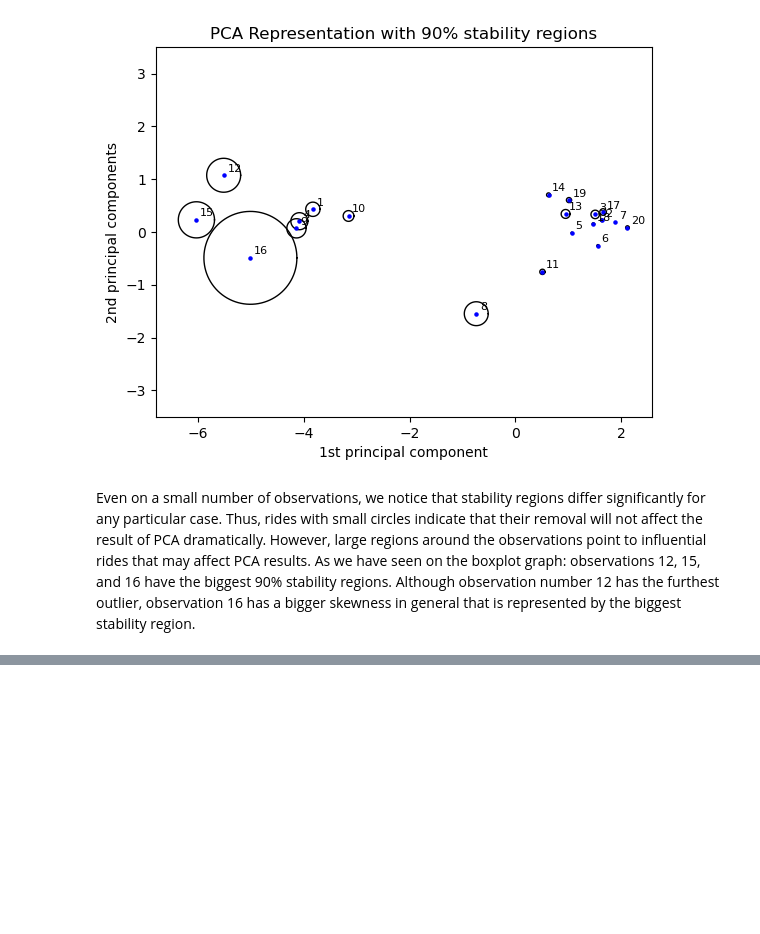
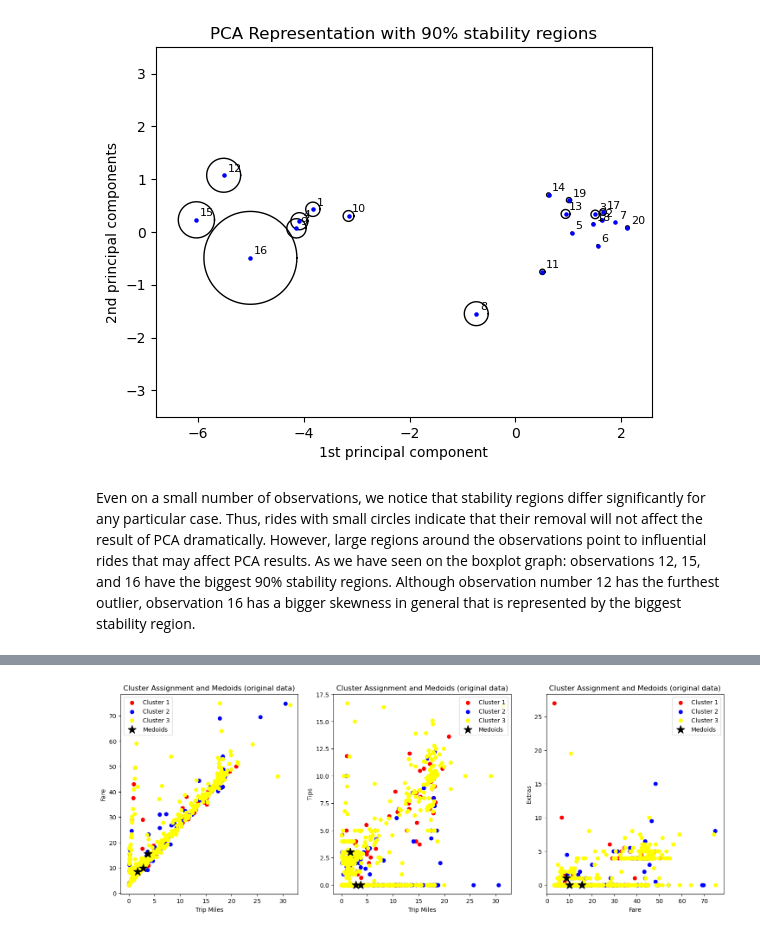
Before and after one commit to karakumka/portfolio, a Jupyter notebook: Project1/PCA_taxi.ipynb, the cells around one changed output, grey strips where cells are left out. Saved outputs shown, nothing was run; the diff lists cells and outputs as text; code cells hidden in the pictures; blank space fills up the shorter version.

Commit message:
add clustering part

```diff
--- a/Project1/PCA_taxi.ipynb
+++ b/Project1/PCA_taxi.ipynb
@@ -321,0 +374,44 @@ Even on a small number of observations, we notice that stability regions differ
+# %%
+quant_cols = ['Trip Seconds', 'Trip Miles', 'Fare', 'Tips', 'Extras', 'Trip Total']
+binary_cols = ['Weekend', 'Daytime']
+multiclass_cols = ['Payment Type', 'Company']
+
+p1 = len(quant_cols)
+p2 = len(binary_cols)
+p3 = len(multiclass_cols)
+
+kfold_fast_kmedoids = FoldFastKmedoidsGGower(n_clusters=3, method='pam', init='random', max_iter=100, random_state=123,
+                                             frac_sample_size=0.1, n_splits=10, shuffle=True, kfold_random_state=123,
+                                             p1=p1, p2=p2, p3=p3, d1='robust_mahalanobis', d2='sokal', d3='hamming',
+                                             robust_method='trimmed', alpha=0.05, epsilon=0.05, n_iters=20,
+                                             fast_VG=False, VG_sample_size=1000, VG_n_samples=5)
+kfold_fast_kmedoids.fit(X=data)
+cluster_labels = kfold_fast_kmedoids.labels_
+# %%
+colors = ['red', 'blue', 'yellow']
+
+feature_pairs = [('Trip Miles', 'Fare'), ('Trip Miles', 'Tips'), ('Fare', 'Extras')]
+
+medoid_dict = kfold_fast_kmedoids.medoids_
+medoid_coords = [medoid_dict[cluster] for cluster in medoid_dict]
+medoids_df = pd.DataFrame(medoid_coords, columns=data.columns)
+
+fig, axs = plt.subplots(1, 3, figsize=(18, 6))
+
+for i, (feature_x, feature_y) in enumerate(feature_pairs):
+    ax = axs[i]
+    for cluster in np.unique(cluster_labels):
+        cluster_data = data[cluster_labels == cluster]
+        ax.scatter(cluster_data[feature_x], cluster_data[feature_y],
+                   label=f'Cluster {cluster+1}', color=colors[cluster])
+
+    ax.scatter(medoids_df[feature_x], medoids_df[feature_y],
+               color='black', marker='*', s=200, label='Medoids')
+    ax.set_title('Cluster Assignment and Medoids (original data)')
+    ax.set_xlabel(feature_x)
+    ax.set_ylabel(feature_y)
+    ax.legend(loc='best')
+
+plt.show()
+# %% [output]
+[figure, added]
```
Also changed, not shown: parts of 28 cells of this notebook.
